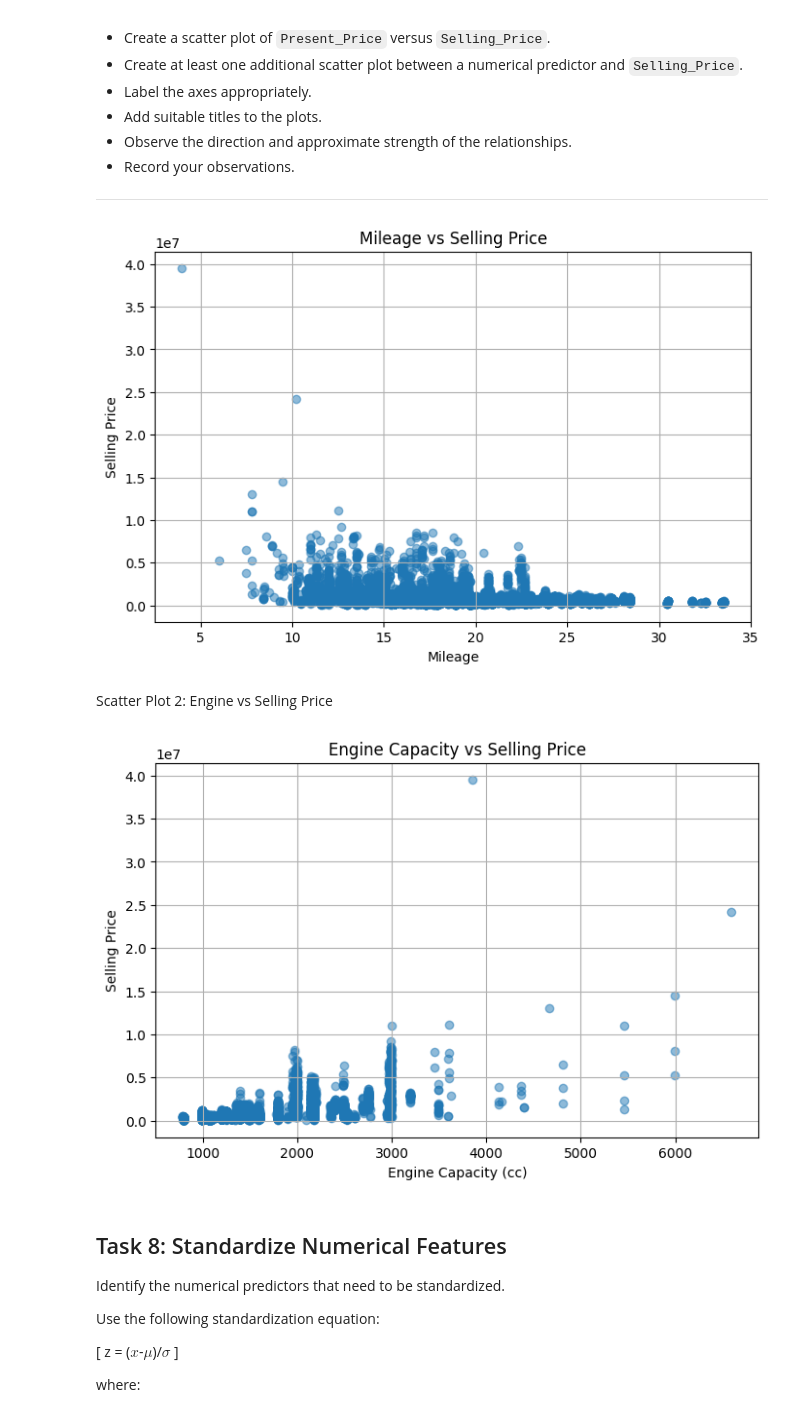
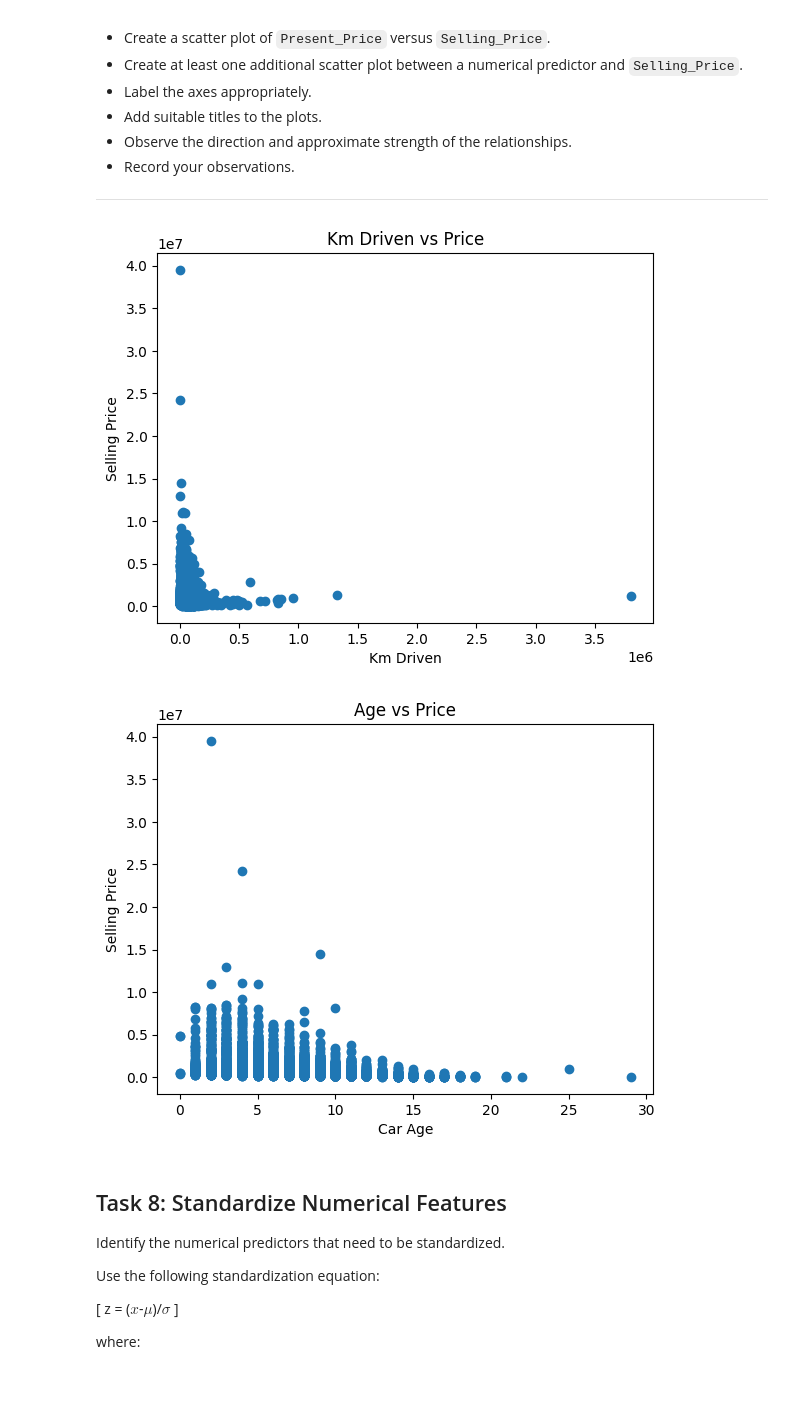
Before and after one commit to rahulm8132/CSL701-CE25_Machine-Learning-Lab, a Jupyter notebook: ML_Experiment_3.ipynb, the cells around one changed output. Cells and saved outputs as stored; diff of their text form; code cells hidden in the pictures; blank space fills up the shorter version.

```diff
--- a/ML_Experiment_3.ipynb
+++ b/ML_Experiment_3.ipynb
@@ -265,0 +191,10 @@ dtype: int64
+# %%
+drop_cols = [c for c in ["car_name", "brand", "model", "Unnamed: 0"] if c in df.columns]
+df = df.drop(columns=drop_cols)
+
+print("Remaining columns after dropping identifier/text columns:")
+print(df.columns.tolist())
+
+y_preview = df["selling_price"].values
+print("\nTarget variable preview:")
+print(y_preview[:10])
@@ -421,0 +291,14 @@ Name: Car_Age, dtype: float64
+# %%
+if "vehicle_age" in df_encoded.columns:
+    df_encoded["Car_Age"] = df_encoded["vehicle_age"]
+
+    print("First 10 Car_Age values:")
+    display(df_encoded[["vehicle_age", "Car_Age"]].head(10))
+
+    print("\nMinimum Car_Age:", df_encoded["Car_Age"].min())
+    print("Maximum Car_Age:", df_encoded["Car_Age"].max())
+    print("Average Car_Age:", df_encoded["Car_Age"].mean())
+    print("\nNumber of negative ages:", (df_encoded["Car_Age"] < 0).sum())
+
+    df_encoded = df_encoded.drop(columns=["vehicle_age"])
+    print("\nDecision: vehicle_age dropped — Car_Age carries the same information.")
@@ -433,41 +336,16 @@ Perform basic exploratory data analysis using Matplotlib.
 
 ---
 # %%
-plt.figure(figsize=(8, 5))
+plt.scatter(df_encoded["km_driven"], df_encoded["selling_price"])
+plt.xlabel("Km Driven"); plt.ylabel("Selling Price"); plt.title("Km Driven vs Price")
+plt.show()
 
-plt.scatter(
-    df["mileage"],
-    df["selling_price"],
-    alpha=0.5
-)
-
-plt.xlabel("Mileage")
-plt.ylabel("Selling Price")
-plt.title("Mileage vs Selling Price")
-
-plt.grid(True)
+plt.scatter(df_encoded["Car_Age"], df_encoded["selling_price"])
+plt.xlabel("Car Age"); plt.ylabel("Selling Price"); plt.title("Age vs Price")
 plt.show()
 # %% [output]
-[figure, old version]
+[figure, new version]
+[figure, added]
-# %% [markdown]
-Scatter Plot 2: Engine vs Selling Price
-# %%
-plt.figure(figsize=(8, 5))
-
-plt.scatter(
-    df["engine"],
-    df["selling_price"],
-    alpha=0.5
-)
-
-plt.xlabel("Engine Capacity (cc)")
-plt.ylabel("Selling Price")
-plt.title("Engine Capacity vs Selling Price")
-
-plt.grid(True)
-plt.show()
-# %% [output]
-[figure, removed]
 # %% [markdown]
 ## Task 8: Standardize Numerical Features
 
```
Also changed, not shown: parts of 43 cells of this notebook.
